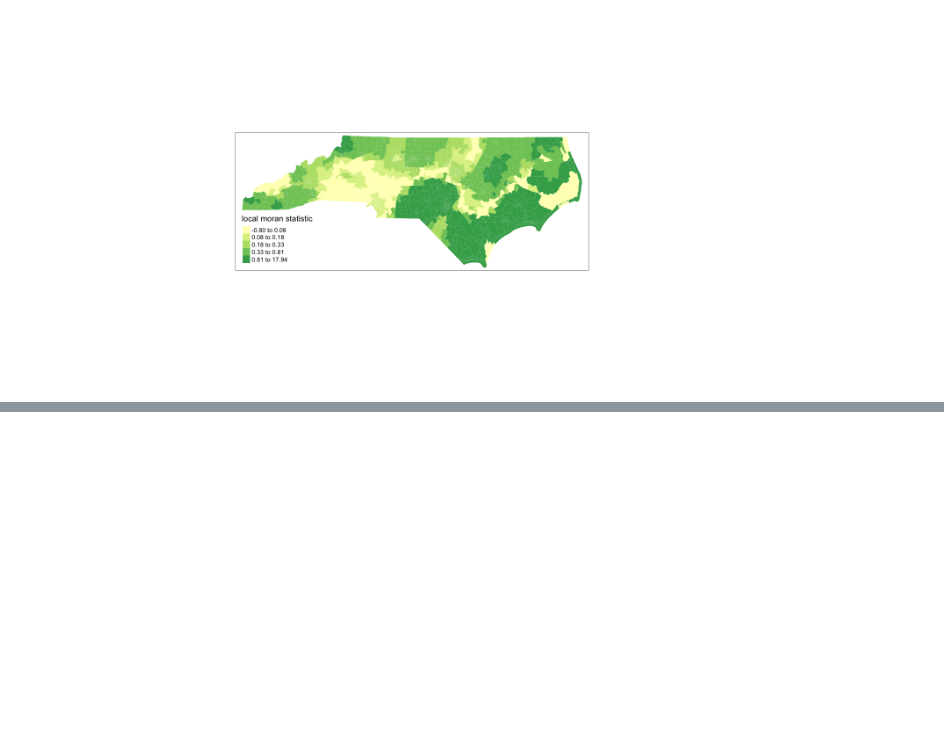
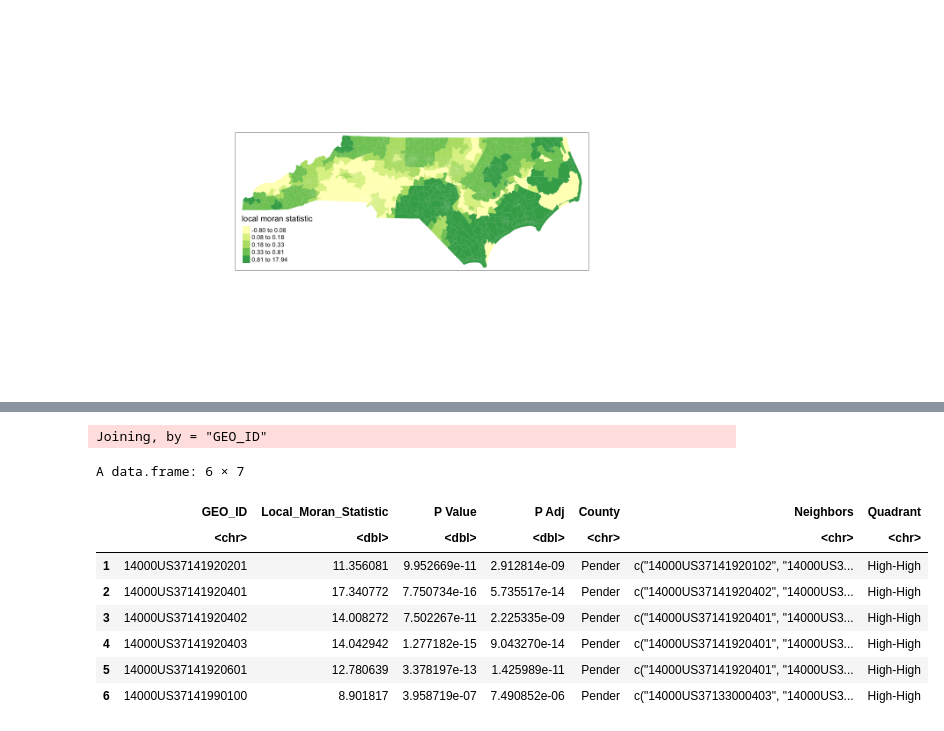
Before and after one commit to UNC-CEMALB/ENVIROSCAN, a Jupyter notebook: 6. Wildfire Risk Spatial Analysis/Wildfire Risk Spatial Analysis.ipynb, the cells around one changed output, grey strips where cells are left out. Drawn from its saved outputs; the diff is of its cells as text; code cells hidden in the pictures; blank space fills up the shorter version.

```diff
--- a/6. Wildfire Risk Spatial Analysis/Wildfire Risk Spatial Analysis.ipynb
+++ b/6. Wildfire Risk Spatial Analysis/Wildfire Risk Spatial Analysis.ipynb
@@ -312,0 +311,24 @@ ggplot(whp_spatial_sf) +
+# %%
+# creating a final df for local moran values
+# starting by going back to find the neighbors for each geo id
+neighbors_df = data.frame()
+for (i in 1:length(whp_spatial_sf$GEO_ID)){
+
+    # geo id for this region (polygon)
+    GEO_ID = as.character(whp_spatial_sf$GEO_ID[[i]])
+
+    # getting county
+    County = as.character(whp_spatial_sf$County[i])
+
+    # neighbors for this geo id
+    Neighbors = as.character(list(whp_spatial_sf$GEO_ID[neighbors[[i]]]))
+
+    # saving data
+    row_data = cbind(GEO_ID, County, Neighbors)
+    #print(i)
+    #print(row_data)
+    neighbors_df = rbind(neighbors_df, row_data)
+}
+
+# viewing df
+head(neighbors_df)
@@ -312,0 +345,27 @@ ggplot(whp_spatial_sf) +
+# %%
+# creating a new quadrant vector that doesn't override a quadrant value if it's insignificant
+Quadrant <- vector(mode = "numeric",length = nrow(local))
+Quadrant[m.qualification < 0 & m.local < 0] <- 1 # low-low
+Quadrant[m.qualification < 0 & m.local > 0] <- 2 # low-high
+Quadrant[m.qualification > 0 & m.local < 0] <- 3 # high-low
+Quadrant[m.qualification > 0 & m.local > 0] <- 4 # high-high
+# %%
+neighbors_quadrant_df = cbind(neighbors_df, Quadrant)
+
+local_moran_df = inner_join(local[,c(1,2,6,7)], neighbors_quadrant_df) %>%
+    mutate(Quadrant = ifelse(Quadrant == 1, "Low-Low",
+                            ifelse(Quadrant == 2, "Low-High",
+                                ifelse(Quadrant == 3, "High-Low",
+                                    ifelse(Quadrant == 4, "High-High", NA)))))
+head(local_moran_df)
+# %% [output]
+Joining, by = "GEO_ID"
+A data.frame: 6 × 7
+|  | GEO_ID | Local_Moran_Statistic | P Value | P Adj | County | Neighbors | Quadrant |
+|  | <chr> | <dbl> | <dbl> | <dbl> | <chr> | <chr> | <chr> |
+| 1 | 14000US37141920201 | 11.356081 | 9.952669e-11 | 2.912814e-09 | Pender | c("14000US37141920102", "14000US3... | High-High |
+| 2 | 14000US37141920401 | 17.340772 | 7.750734e-16 | 5.735517e-14 | Pender | c("14000US37141920402", "14000US3... | High-High |
+| 3 | 14000US37141920402 | 14.008272 | 7.502267e-11 | 2.225335e-09 | Pender | c("14000US37141920401", "14000US3... | High-High |
+| 4 | 14000US37141920403 | 14.042942 | 1.277182e-15 | 9.043270e-14 | Pender | c("14000US37141920401", "14000US3... | High-High |
+| 5 | 14000US37141920601 | 12.780639 | 3.378197e-13 | 1.425989e-11 | Pender | c("14000US37141920401", "14000US3... | High-High |
+| 6 | 14000US37141990100 | 8.901817 | 3.958719e-07 | 7.490852e-06 | Pender | c("14000US37133000403", "14000US3... | High-High |
```
Also changed, not shown: parts of 14 cells of this notebook.
